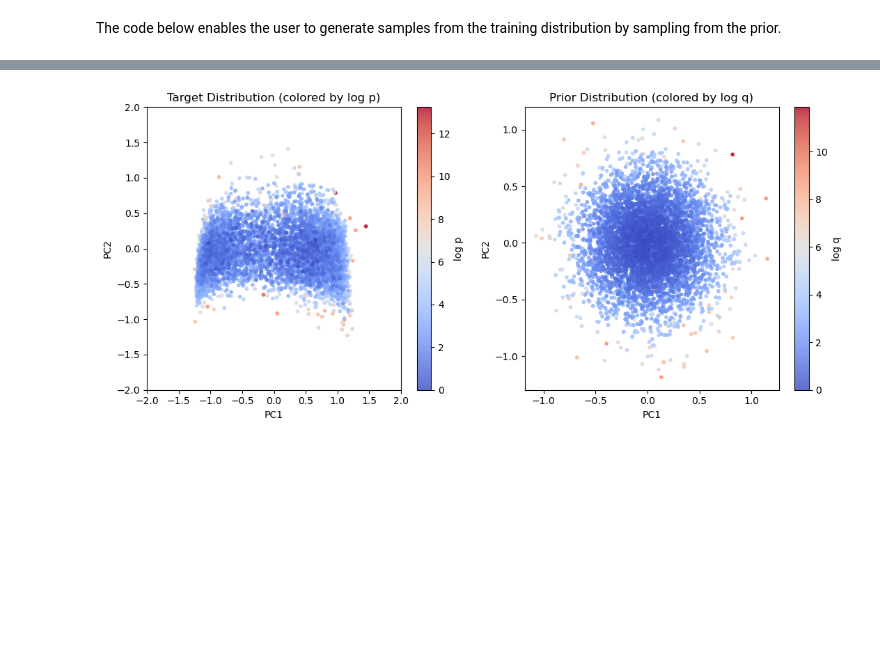
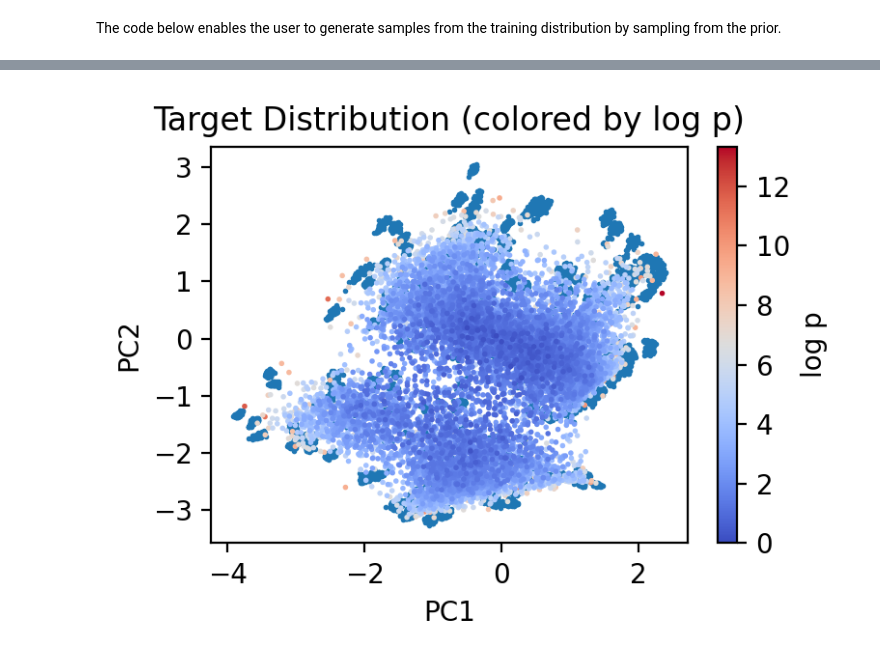
Before and after one commit to lherron2/thermodynamic-maps, a Jupyter notebook: nb/TM_nb.ipynb, the cells around one changed output, grey strips where cells are left out. Cells and saved outputs as stored; diff of their text form; code cells hidden in the pictures; blank space fills up the shorter version.

```diff
--- a/nb/TM_nb.ipynb
+++ b/nb/TM_nb.ipynb
@@ -35,0 +47,4 @@ plt.close();
+# %%
+merged = np.array(potential)/np.array(temperature)
+min_, sig = np.min(merged), np.std(merged)
+plt.hist((merged-min_)/sig, bins=100);
@@ -274,7 +308,9 @@ priors_ = np.load('prior_endpoints.npy')
 # Prior reps --> Training data (deterministic reverse process)
 
 # Parameters
-batch_size = 256
+# for T in np.linspace(0.1,10,0.1):
+
+batch_size = 512
 N = priors_.shape[0]     # or: N = priors_.shape[0]
 T = 1
 direction = "reverse"
@@ -424,46 +516,49 @@ NameError: name 'priors_' is not defined
 targets, priors = [], []
 logp, logq = [], []
 
-for entry in output_dict.values():
+T = 2
+
+for entry in outputs_T[T].values():
     try:
         targets.append(entry["target"][0])  # coordinate row
         priors.append(entry["prior"][0])
         logp.append(float(entry["log_p"]))
         logq.append(float(entry["log_q"]))
     except:
         None
 
 logp = -np.array(logp)
 logq = -np.array(logq)
 
 logp -= min(logp)
 logq -= min(logq)
 
 targets, priors = np.array(targets), np.array(priors)
 logp, logq = np.array(logp), np.array(logq)
 
 idxs = np.argsort(logp)[::-1]
 
-fig, axes = plt.subplots(1, 2, figsize=(11, 5))
-
-sc1 = axes[0].scatter(targets[idxs, 0], targets[idxs, 1], c=logp[idxs], cmap='coolwarm', s=10, alpha=0.8)
+fig, axes = plt.subplots(1, 1, figsize=(4, 3), dpi=200)
+axes = [axes]
+sc1 = axes[0].scatter(targets[idxs, 0], targets[idxs, 1], c=logp[idxs], cmap='coolwarm', s=1, alpha=1)
+axes[0].scatter(pc1_vals, pc2_vals, s=1, zorder=-1)
 axes[0].set_title("Target Distribution (colored by log p)")
 axes[0].set_xlabel("PC1")
 axes[0].set_ylabel("PC2")
 plt.colorbar(sc1, ax=axes[0], label='log p')
 
 idxs = np.argsort(logq)[::-1]
 
-sc2 = axes[1].scatter(priors[idxs, 0], priors[idxs, 1], c=logq[idxs], cmap='coolwarm', s=10, alpha=0.8)
-axes[1].set_title("Prior Distribution (colored by log q)")
-axes[1].set_xlabel("PC1")
-axes[1].set_ylabel("PC2")
-plt.colorbar(sc2, ax=axes[1], label='log q')
+# sc2 = axes[1].scatter(priors[idxs, 0], priors[idxs, 1], c=logq[idxs], cmap='coolwarm', s=10, alpha=0.8)
+# axes[1].set_title("Prior Distribution (colored by log q)")
+# axes[1].set_xlabel("PC1")
+# axes[1].set_ylabel("PC2")
+# plt.colorbar(sc2, ax=axes[1], label='log q')
 
-axes[0].set_xlim(-2,2)
-axes[0].set_ylim(-2,2)
+# axes[0].set_xlim(-2,2)
+# axes[0].set_ylim(-2,2)
 
 plt.tight_layout()
 plt.show()
 # %% [output]
-[figure, old version]
+[figure, new version]
```
Also changed, not shown: parts of 12 cells of this notebook.
